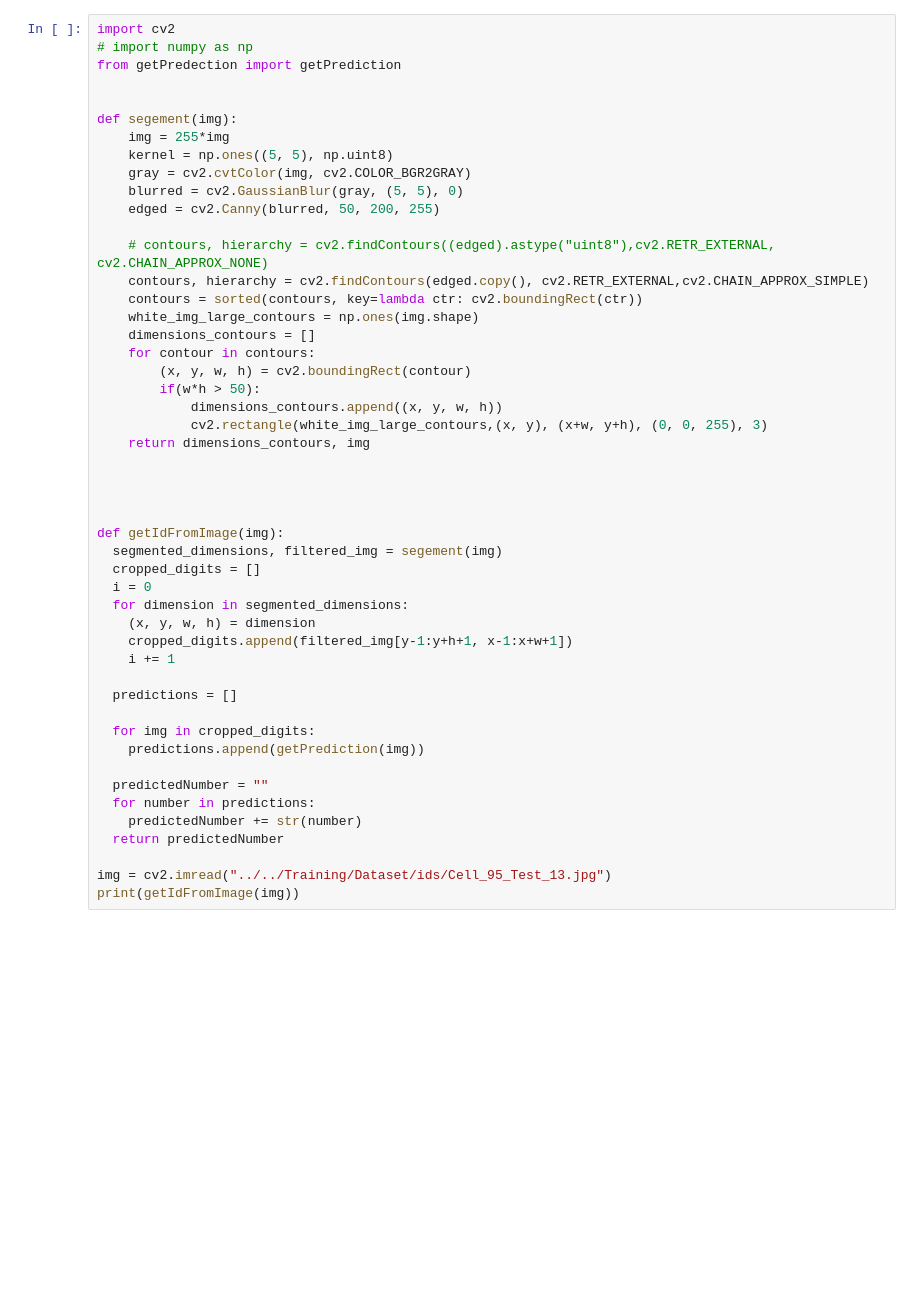
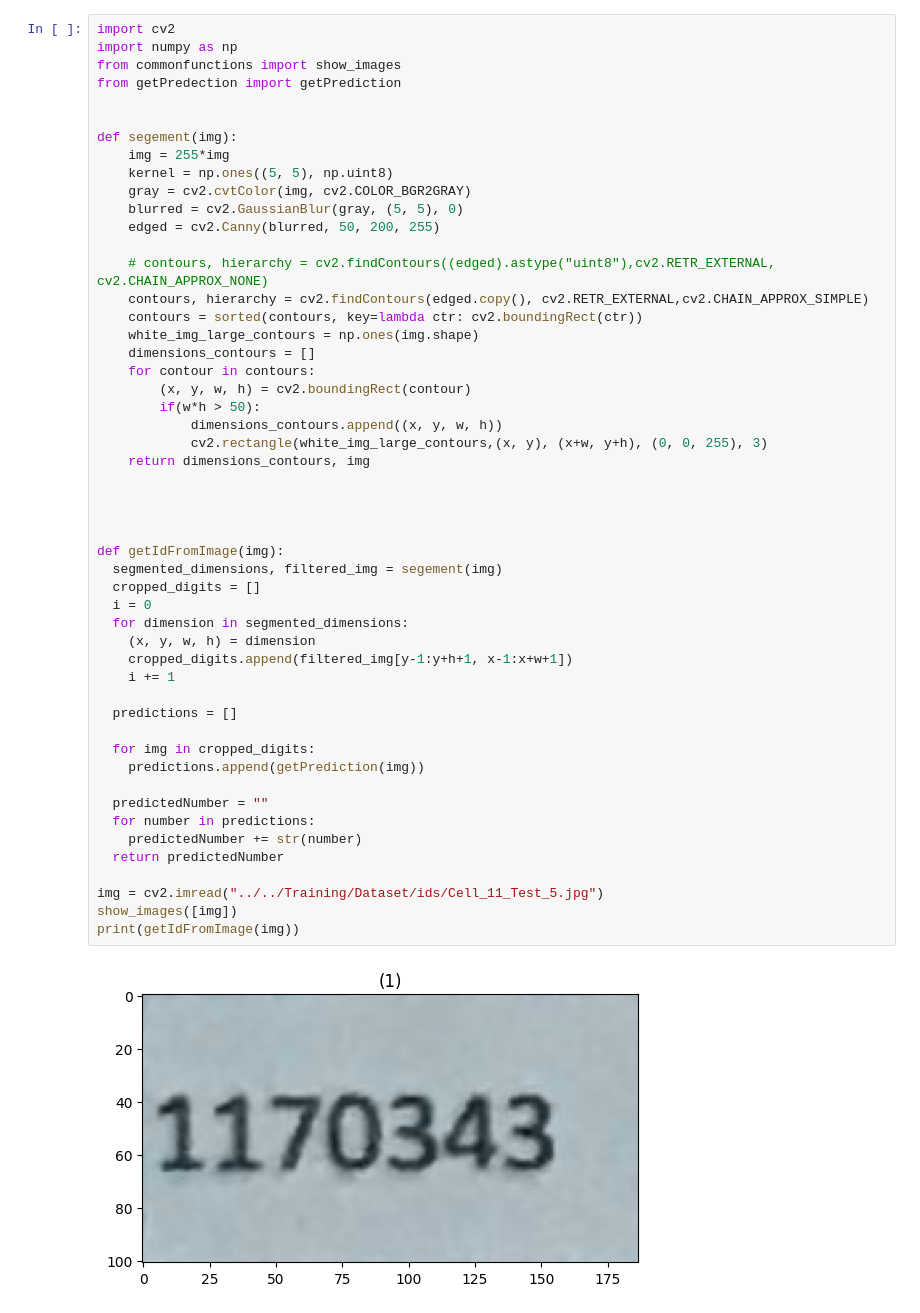
Before and after one commit to AhmedAlaa2024/Grade-Auto-Filler, a Jupyter notebook: Code/KNN/new.ipynb, the cells around one changed output. Drawn from its saved outputs; the diff is of its cells as text; blank space fills up the shorter version.

```diff
--- a/Code/KNN/new.ipynb
+++ b/Code/KNN/new.ipynb
@@ -1,6 +1,7 @@
 # %%
 import cv2
-# import numpy as np
+import numpy as np
+from commonfunctions import show_images
 from getPredection import getPrediction
 
 
@@ -20,32 +21,34 @@ def segement(img):
         (x, y, w, h) = cv2.boundingRect(contour)
         if(w*h > 50):
             dimensions_contours.append((x, y, w, h))
             cv2.rectangle(white_img_large_contours,(x, y), (x+w, y+h), (0, 0, 255), 3)
     return dimensions_contours, img
 
 
 
 
 def getIdFromImage(img):
   segmented_dimensions, filtered_img = segement(img)
   cropped_digits = []
   i = 0
   for dimension in segmented_dimensions:
     (x, y, w, h) = dimension
     cropped_digits.append(filtered_img[y-1:y+h+1, x-1:x+w+1])
     i += 1
 
   predictions = []
 
   for img in cropped_digits:
     predictions.append(getPrediction(img))
 
   predictedNumber = ""
   for number in predictions:
     predictedNumber += str(number)
   return predictedNumber
 
-img = cv2.imread("../../Training/Dataset/ids/Cell_95_Test_13.jpg")
+img = cv2.imread("../../Training/Dataset/ids/Cell_11_Test_5.jpg")
+show_images([img])
 print(getIdFromImage(img))
 # %% [output]
+[figure, added]
 11902229
```
Also changed, not shown: 3 other files.
